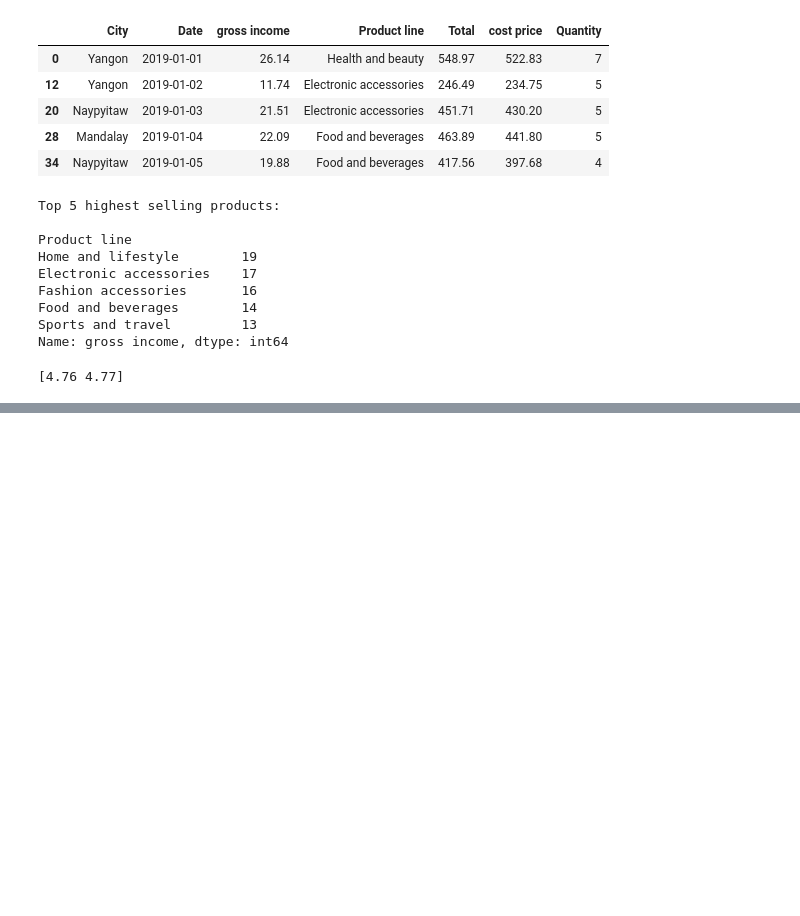
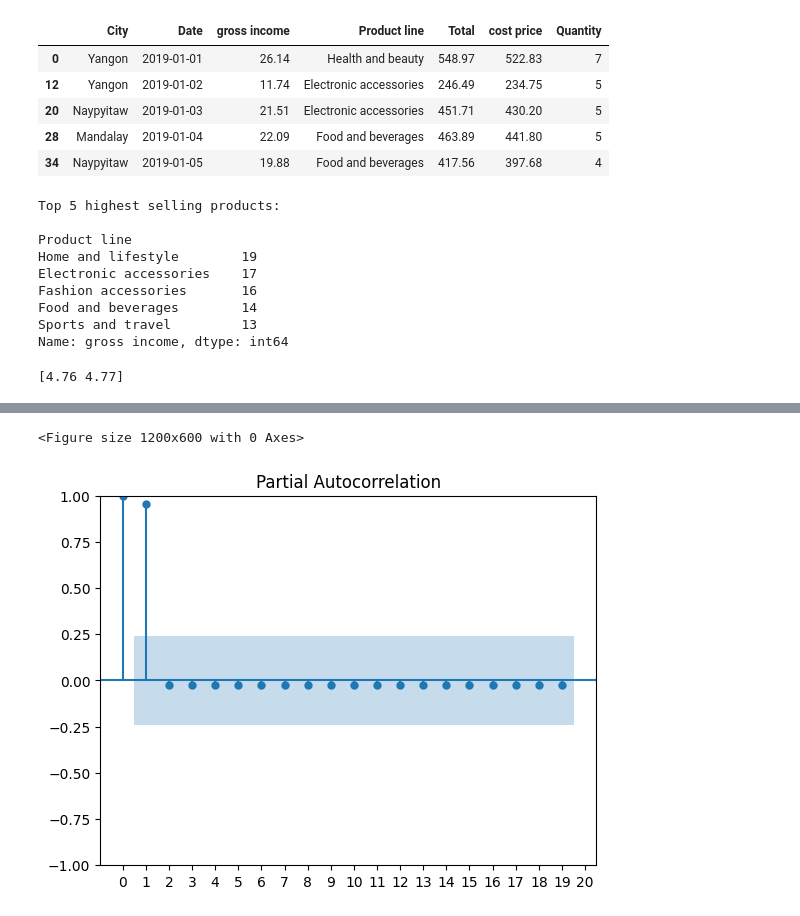
Before and after one commit to Lesego-1/Data-Visualization-Project, a Jupyter notebook: main.ipynb, the cells around one changed output, grey strips where cells are left out. Saved outputs shown, nothing was run; the diff lists cells and outputs as text; code cells hidden in the pictures; blank space fills up the shorter version.

```diff
--- a/main.ipynb
+++ b/main.ipynb
@@ -103,0 +110,17 @@ df.to_csv("Sales_processed_data.csv", index=False) # Upload DataFrame to csv
+# %%
+# Split data into train and test
+train_test_split = int(0.75 * len(df))
+train_data = df[:train_test_split]
+test_data = df[train_test_split:]
+# %%
+def adf_test(timeseries):
+    # Tests if timeseries is statioary
+    result = adfuller(timeseries)
+    print(f"ADF Statistic: {result[0]}")
+    print(f"p-value: {result[1]}")
+
+# Difference data
+train_data["gross income"] = train_data["gross income"].diff()
+test_data["gross income"] = test_data["gross income"].diff()
+
+adf_test(train_data["gross income"].dropna())
@@ -103,0 +141,9 @@ df.to_csv("Sales_processed_data.csv", index=False) # Upload DataFrame to csv
+# %%
+# Determine p variable with Partial Autocorrelation Plot
+plt.figure(figsize=(12, 6))
+plot_pacf(train_data["Date"])
+plt.xticks(np.arange(0,21, 1))
+plt.show() # p = 2
+# %% [output]
+<Figure size 1200x600 with 0 Axes>
+[figure, added]
```
Also changed, not shown: parts of 5 cells of this notebook, 1 other file.
